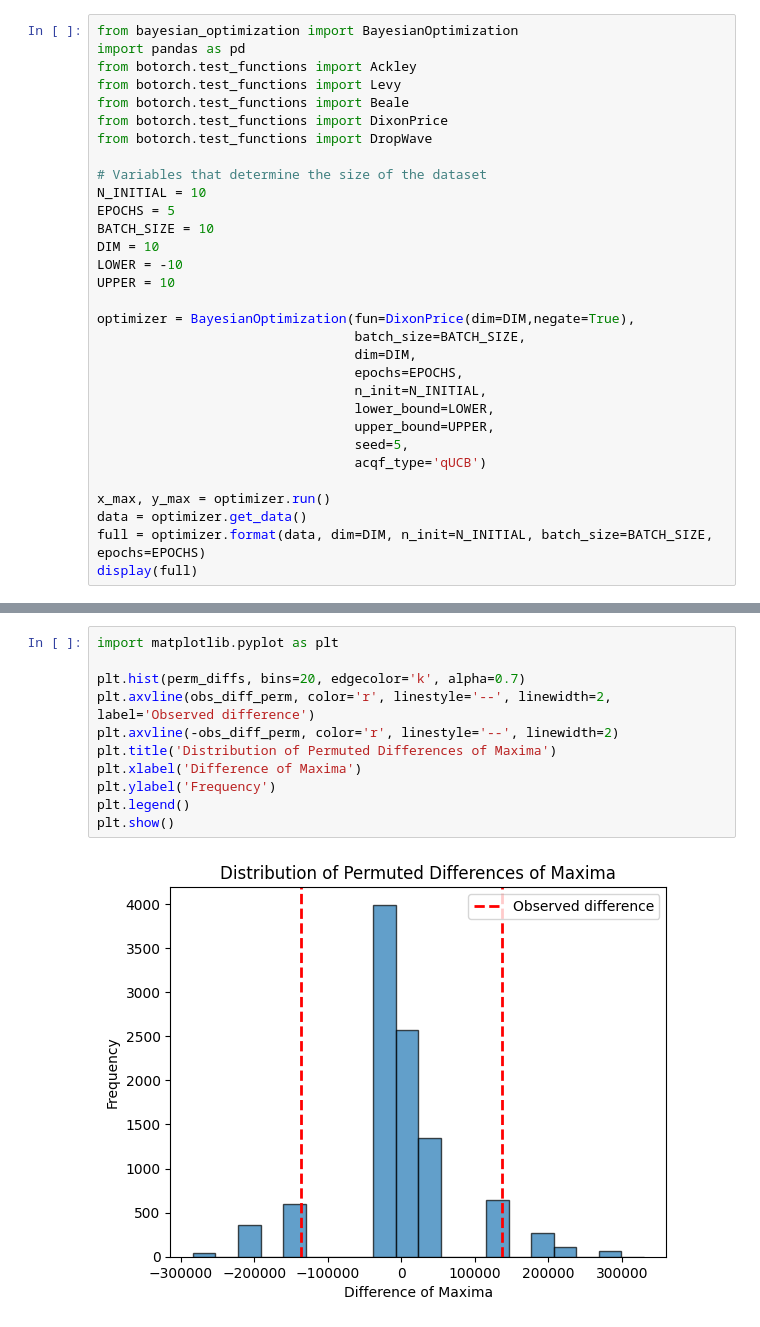
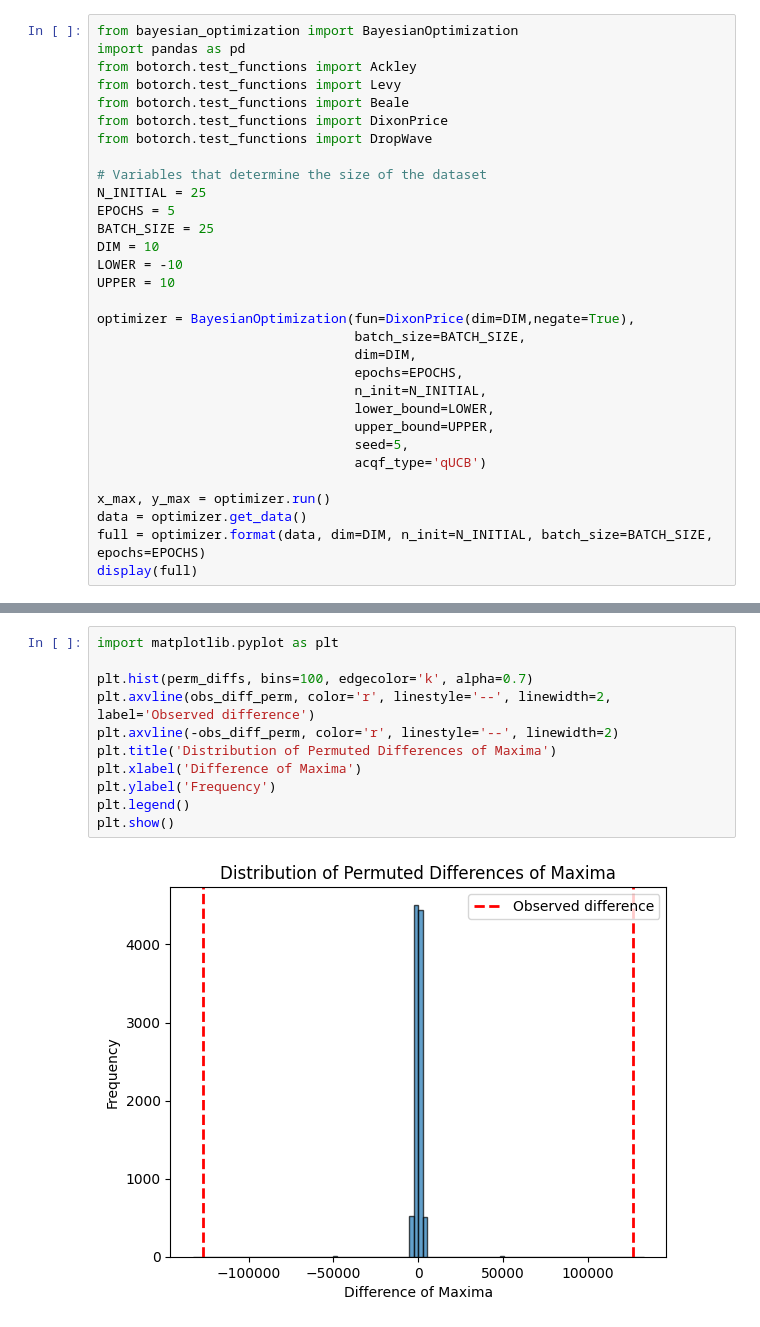
Before and after one commit to Schubydo/msc_code, a Jupyter notebook: SO_Numerical_Experiments/permutation.ipynb, the cells around one changed output, grey strips where cells are left out. Saved outputs shown, nothing was run; the diff lists cells and outputs as text.

```diff
--- a/SO_Numerical_Experiments/permutation.ipynb
+++ b/SO_Numerical_Experiments/permutation.ipynb
@@ -8,9 +8,9 @@ from botorch.test_functions import DixonPrice
 from botorch.test_functions import DropWave
 
 # Variables that determine the size of the dataset
-N_INITIAL = 10
+N_INITIAL = 25
 EPOCHS = 5
-BATCH_SIZE = 10
+BATCH_SIZE = 25
 DIM = 10
 LOWER = -10
 UPPER = 10
@@ -104,13 +100,13 @@ Permutation p-value (normalized): 0.0436
 # %%
 import matplotlib.pyplot as plt
 
-plt.hist(perm_diffs, bins=20, edgecolor='k', alpha=0.7)
+plt.hist(perm_diffs, bins=100, edgecolor='k', alpha=0.7)
 plt.axvline(obs_diff_perm, color='r', linestyle='--', linewidth=2, label='Observed difference')
 plt.axvline(-obs_diff_perm, color='r', linestyle='--', linewidth=2)
 plt.title('Distribution of Permuted Differences of Maxima')
 plt.xlabel('Difference of Maxima')
 plt.ylabel('Frequency')
 plt.legend()
 plt.show()
 # %% [output]
-[figure, old version]
+[figure, new version]
```
Also changed, not shown: parts of 3 cells of this notebook.
